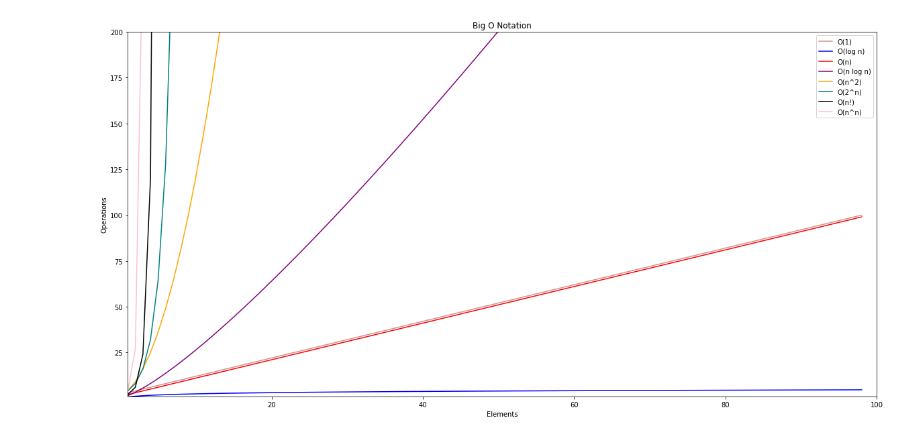
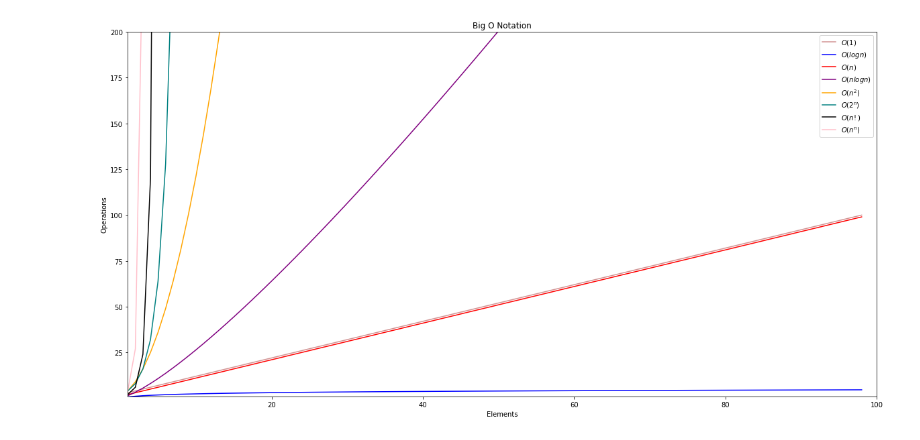
Before and after one commit to watermanbrandyn/numpy-pandas-visualization-exercises, a Jupyter notebook: big_o_notation.ipynb, the cells around one changed output. Saved outputs shown, nothing was run; the diff lists cells and outputs as text; code cells hidden in the pictures.

```diff
--- a/big_o_notation.ipynb
+++ b/big_o_notation.ipynb
@@ -1,37 +1,37 @@
 # %%
 import matplotlib.pyplot as plt
 import math as m
 plt.figure(figsize=(20,10))
 y1 = [x + 1 for x in range(1, 100)]
-plt.plot(y1, c= 'brown', alpha = .5, label = 'O(1)')
+plt.plot(y1, c= 'brown', alpha = .5, label = '$O(1)$')
 
 y2 = [m.log(x) for x in range(1, 100)]
-plt.plot(y2, c= 'blue', label = 'O(log n)')
+plt.plot(y2, c= 'blue', label = '$O(log n)$')
 
 y3 = [x for x in range(1, 100)]
-plt.plot(y3, c= 'red', label = 'O(n)')
+plt.plot(y3, c= 'red', label = '$O(n)$')
 
 y4 = [x * m.log(x) for x in range(1,100)]
-plt.plot(y4, c= 'purple', label = 'O(n log n)')
+plt.plot(y4, c= 'purple', label = '$O(n log n)$')
 
 y5 = [pow(x, 2) for x in range(1, 100)]
-plt.plot(y5, c = 'orange', label = 'O(n^2)')
+plt.plot(y5, c = 'orange', label = '$O(n^2)$')
 
 y6 = [pow(2, x) for x in range(1, 100)]
-plt.plot(y6, c = 'teal', label = 'O(2^n)')
+plt.plot(y6, c = 'teal', label = '$O(2^n)$')
 
 y7 = [m.factorial(x) for x in range(1, 100)]
-plt.plot(y7, c = 'black', label = 'O(n!)')
+plt.plot(y7, c = 'black', label = '$O(n!)$')
 
 y8 = [pow(x,x) for x in range(1, 100)]
-plt.plot(y8, c = 'pink', label = 'O(n^n)')
+plt.plot(y8, c = 'pink', label = '$O(n^n)$')
 
 plt.xlim(1, 100)
 plt.ylim(1, 200)
 plt.title('Big O Notation')
 plt.xlabel('Elements')
 plt.ylabel('Operations')
 plt.legend()
 plt.show()
 # %% [output]
-[figure, old version]
+[figure, new version]
```
